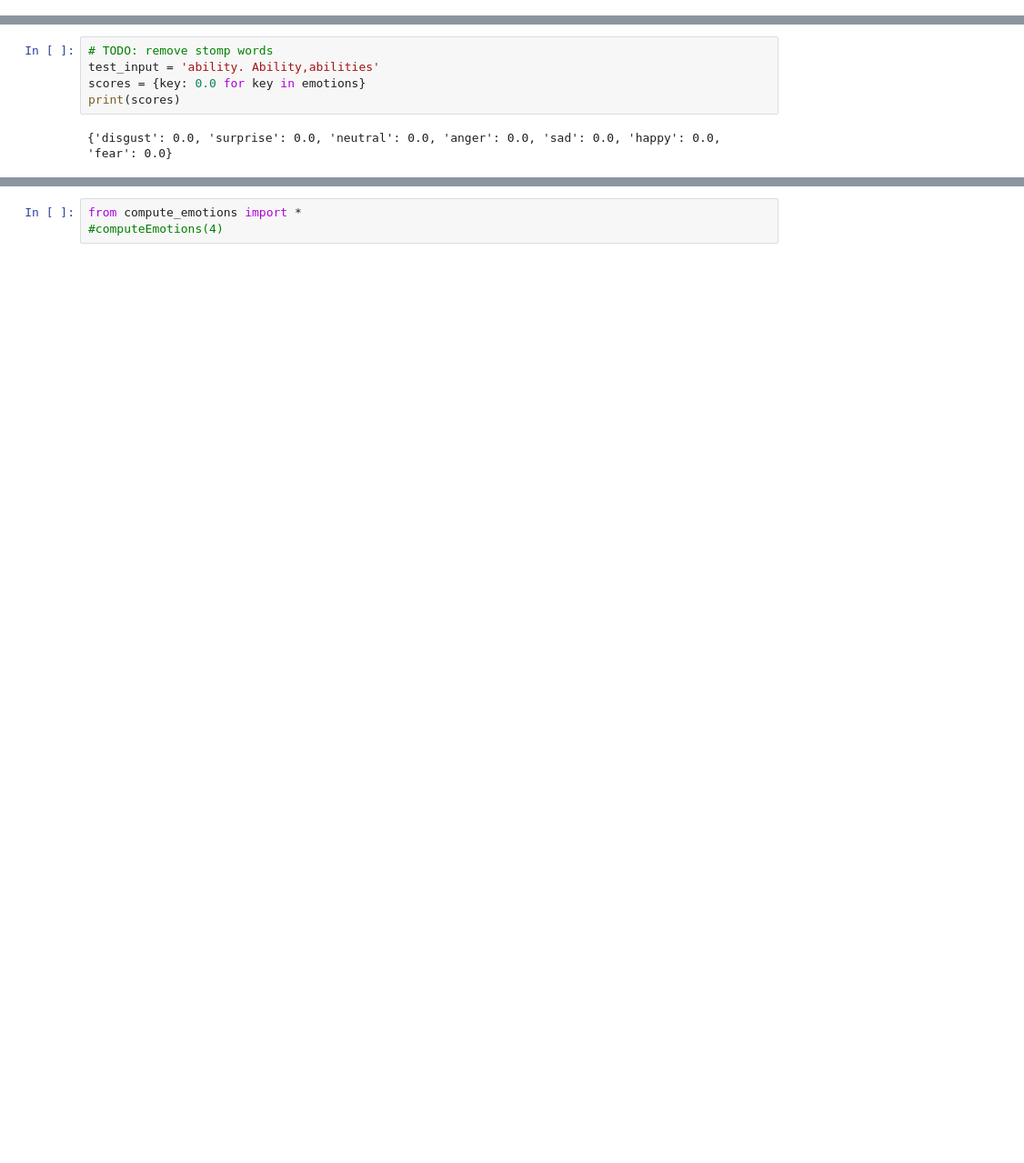
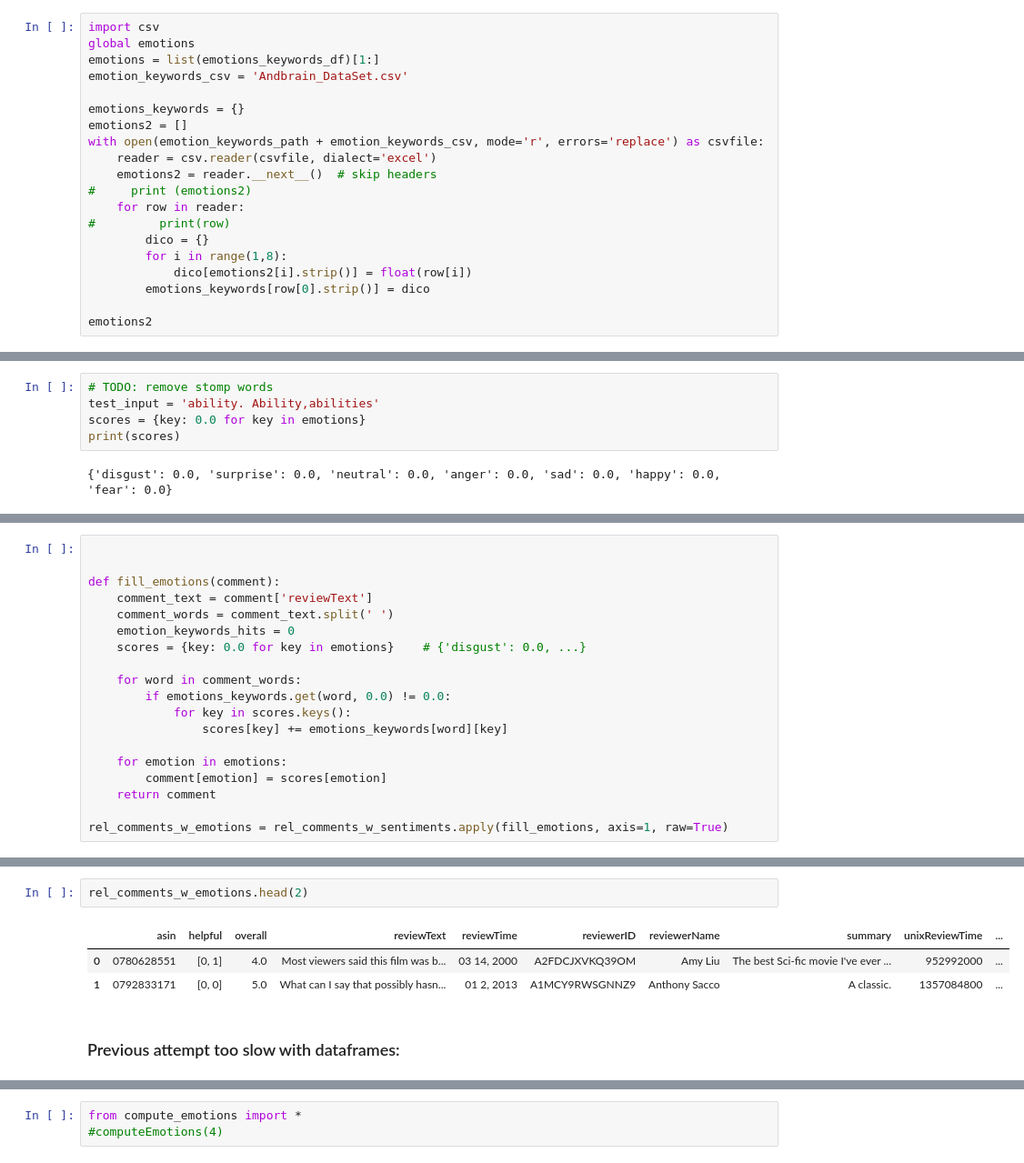
Before and after one commit to j-gd/movie_mood, a Jupyter notebook: notebooks/Data cleanup.ipynb, the cells around one changed output, grey strips where cells are left out. Shown at 91% size. Saved outputs shown, nothing was run; the diff lists cells and outputs as text; blank space fills up the shorter version.

```diff
--- a/notebooks/Data cleanup.ipynb
+++ b/notebooks/Data cleanup.ipynb
@@ -141,0 +147,20 @@ emotions_keywords_df = pd.read_csv(emotion_keywords_path + emotion_keywords)
+# %%
+import csv
+global emotions
+emotions = list(emotions_keywords_df)[1:]
+emotion_keywords_csv = 'Andbrain_DataSet.csv'
+
+emotions_keywords = {}
+emotions2 = []
+with open(emotion_keywords_path + emotion_keywords_csv, mode='r', errors='replace') as csvfile:
+    reader = csv.reader(csvfile, dialect='excel')
+    emotions2 = reader.__next__()  # skip headers
+#     print (emotions2)
+    for row in reader:
+#         print(row)
+        dico = {}
+        for i in range(1,8):
+            dico[emotions2[i].strip()] = float(row[i])
+        emotions_keywords[row[0].strip()] = dico
+
+emotions2
@@ -180,0 +214,19 @@ print(scores)
+# %%
+
+
+def fill_emotions(comment):
+    comment_text = comment['reviewText']
+    comment_words = comment_text.split(' ')
+    emotion_keywords_hits = 0
+    scores = {key: 0.0 for key in emotions}    # {'disgust': 0.0, ...}
+
+    for word in comment_words:
+        if emotions_keywords.get(word, 0.0) != 0.0:
+            for key in scores.keys():
+                scores[key] += emotions_keywords[word][key]
+
+    for emotion in emotions:
+        comment[emotion] = scores[emotion]
+    return comment
+
+rel_comments_w_emotions = rel_comments_w_sentiments.apply(fill_emotions, axis=1, raw=True)
@@ -181 +247,9 @@ print(scores)
+# %%
+rel_comments_w_emotions.head(2)
+# %% [output]
+|  | asin | helpful | overall | reviewText | reviewTime | reviewerID | reviewerName | summary | unixReviewTime | ... |
+| 0 | 0780628551 | [0, 1] | 4.0 | Most viewers said this film was b... | 03 14, 2000 | A2FDCJXVKQ39OM | Amy Liu | The best Sci-fic movie I've ever ... | 952992000 | ... |
+| 1 | 0792833171 | [0, 0] | 5.0 | What can I say that possibly hasn... | 01 2, 2013 | A1MCY9RWSGNNZ9 | Anthony Sacco | A classic. | 1357084800 | ... |
+# %% [markdown]
+### Previous attempt too slow with dataframes:
 # %%
```
Also changed, not shown: parts of 25 cells of this notebook.
